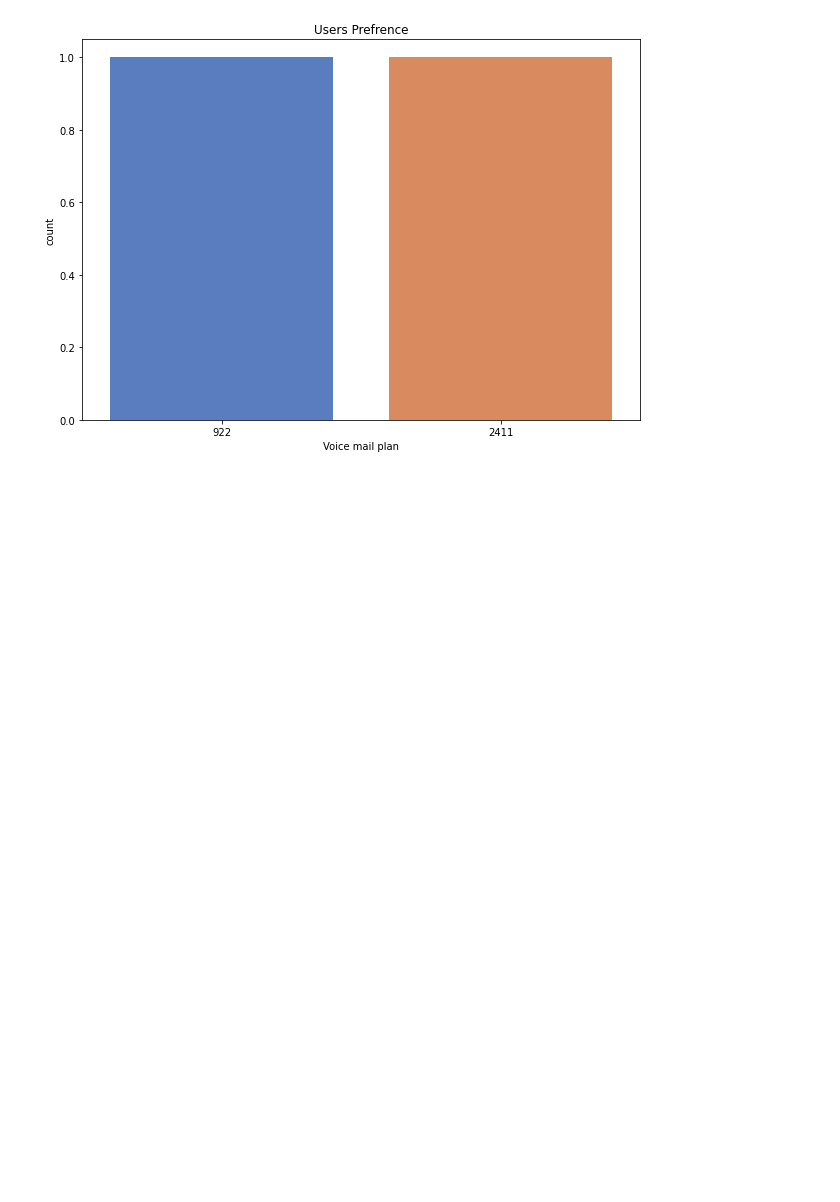
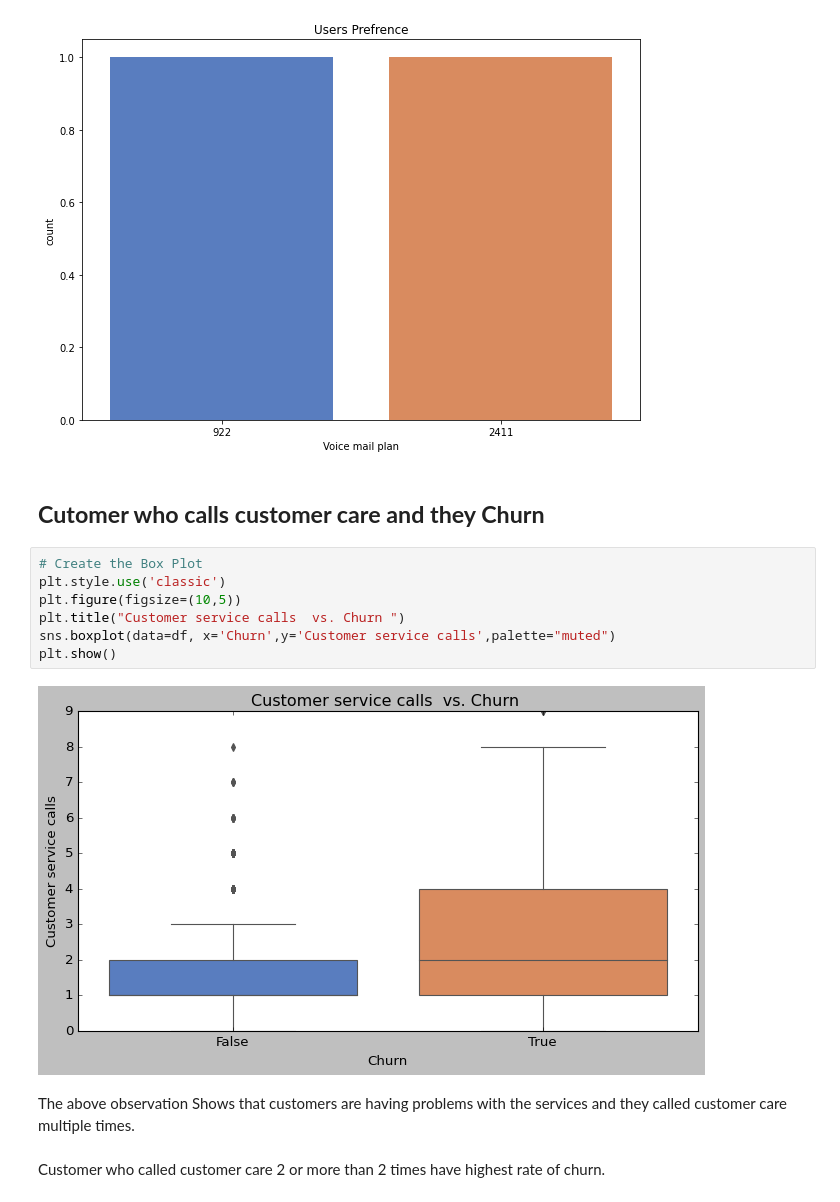
Before and after one commit to shobhi1998/Telecom-Churn-Analysis, a Jupyter notebook: Telecom_Churn_Analysis_Capstone_Project_(1).ipynb, the cells around one changed output. Cells and saved outputs as stored; diff of their text form; blank space fills up the shorter version.

```diff
--- a/Telecom_Churn_Analysis_Capstone_Project_(1).ipynb
+++ b/Telecom_Churn_Analysis_Capstone_Project_(1).ipynb
@@ -439,3 +439,17 @@ fig = plt.gcf()
 plt.show()
 # %% [output]
 [figure]
+# %% [markdown]
+## **Cutomer who calls customer care and they Churn**
+# %%
+# Create the Box Plot
+plt.style.use('classic')
+plt.figure(figsize=(10,5))
+plt.title("Customer service calls  vs. Churn ")
+sns.boxplot(data=df, x='Churn',y='Customer service calls',palette="muted")
+plt.show()
+# %% [output]
+[figure, added]
+# %% [markdown]
+The above observation Shows that customers are having problems with the services and they called customer care multiple times.<br>
+<br>Customer who called customer care 2 or more than 2 times have highest rate of churn.
```
